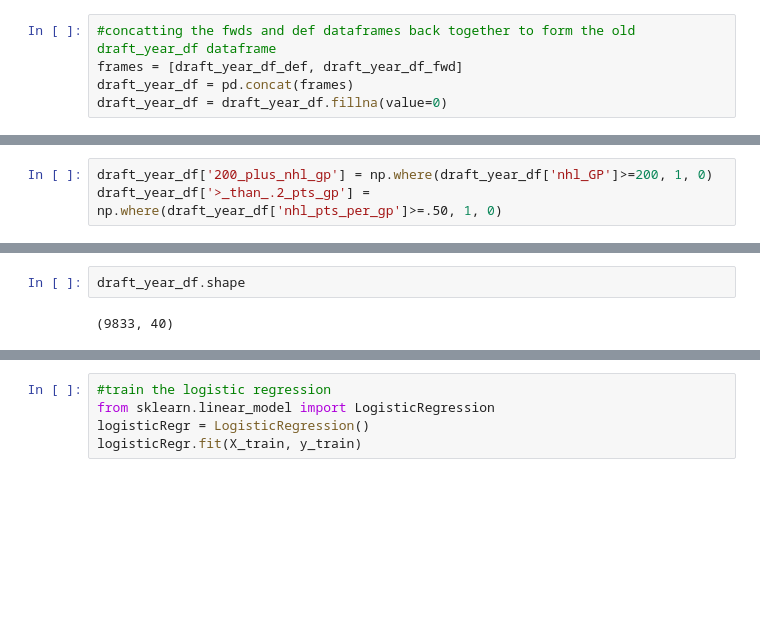
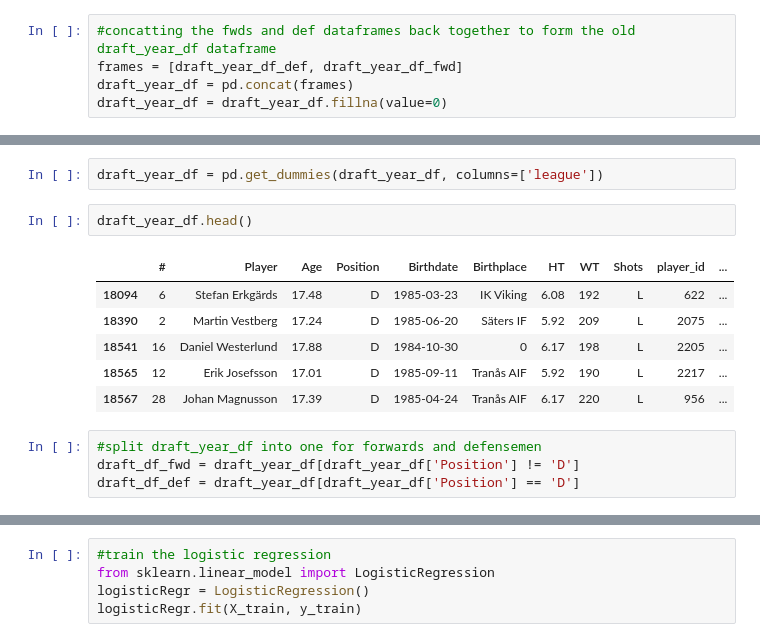
Before and after one commit to Schmoegurt/prospectmodel, a Jupyter notebook: Prospect Model.ipynb, the cells around one changed output, grey strips where cells are left out. Drawn from its saved outputs; the diff is of its cells as text; blank space fills up the shorter version.

```diff
--- a/Prospect Model.ipynb
+++ b/Prospect Model.ipynb
@@ -185,3 +184,0 @@ draft_year_df['nhl_pts_per_gp'] = draft_year_df['nhl_TP'] / draft_year_df['nhl_G
-# %%
-draft_year_df['200_plus_nhl_gp'] = np.where(draft_year_df['nhl_GP']>=200, 1, 0)
-draft_year_df['>_than_.2_pts_gp'] = np.where(draft_year_df['nhl_pts_per_gp']>=.50, 1, 0)
@@ -257,4 +192,15 @@ draft_year_df[draft_year_df['200_plus_nhl_gp'] == 1]
+# %%
+draft_year_df = pd.get_dummies(draft_year_df, columns=['league'])
 # %%
-draft_year_df.shape
+draft_year_df.head()
 # %% [output]
-(9833, 40)
+|  | # | Player | Age | Position | Birthdate | Birthplace | HT | WT | Shots | player_id | ... |
+| 18094 | 6 | Stefan Erkgärds | 17.48 | D | 1985-03-23 | IK Viking | 6.08 | 192 | L | 622 | ... |
+| 18390 | 2 | Martin Vestberg | 17.24 | D | 1985-06-20 | Säters IF | 5.92 | 209 | L | 2075 | ... |
+| 18541 | 16 | Daniel Westerlund | 17.88 | D | 1984-10-30 | 0 | 6.17 | 198 | L | 2205 | ... |
+| 18565 | 12 | Erik Josefsson | 17.01 | D | 1985-09-11 | Tranås AIF | 5.92 | 190 | L | 2217 | ... |
+| 18567 | 28 | Johan Magnusson | 17.39 | D | 1985-04-24 | Tranås AIF | 6.17 | 220 | L | 956 | ... |
+# %%
+#split draft_year_df into one for forwards and defensemen
+draft_df_fwd = draft_year_df[draft_year_df['Position'] != 'D']
+draft_df_def = draft_year_df[draft_year_df['Position'] == 'D']
```
Also changed, not shown: parts of 24 cells of this notebook.
